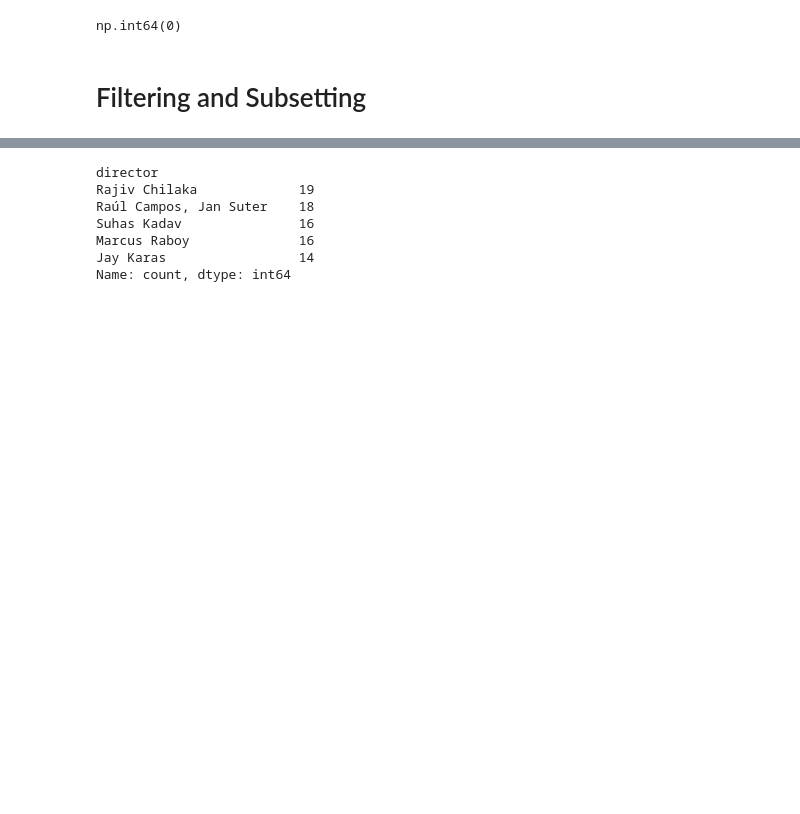
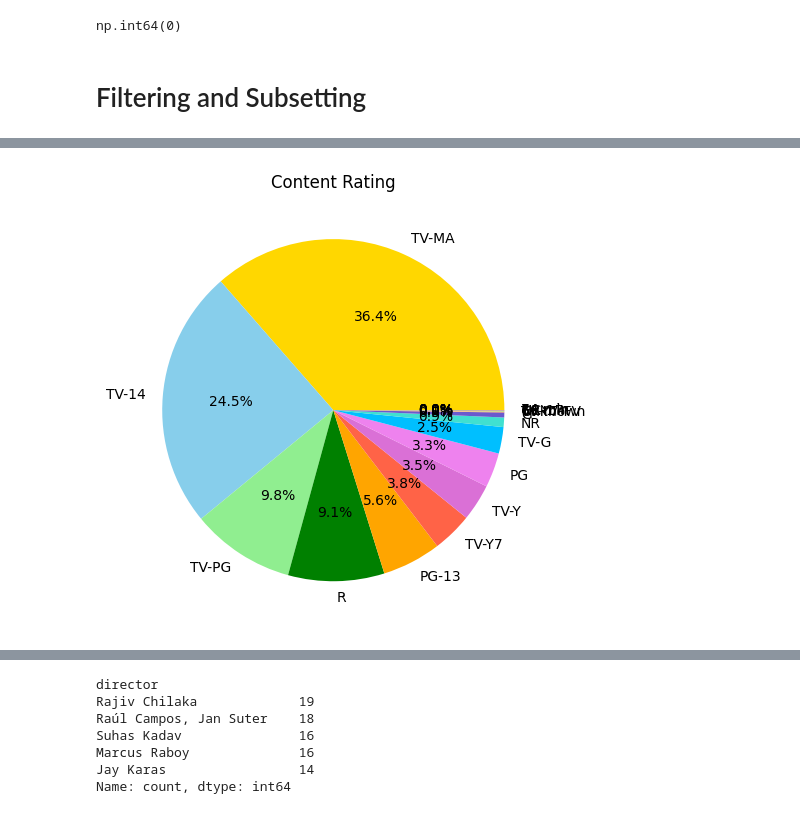
Before and after one commit to Anuj08github/EDA-Projects, a Jupyter notebook: NetflixEDA/EDA_netflixDataset.ipynb, the cells around one changed output, grey strips where cells are left out. Saved outputs shown, nothing was run; the diff lists cells and outputs as text; code cells hidden in the pictures; blank space fills up the shorter version.

```diff
--- a/NetflixEDA/EDA_netflixDataset.ipynb
+++ b/NetflixEDA/EDA_netflixDataset.ipynb
@@ -226,0 +240,16 @@ np.int64(0)
+# %%
+#percentage of each content rating
+df['rating'].nunique()
+count = df['rating'].value_counts()
+plt.pie(count.values,labels = count.index,autopct = '%1.1f%%',colors = [
+    'gold', 'skyblue', 'lightgreen', 'green', 'orange',
+    'tomato', 'orchid', 'violet', 'deepskyblue', 'turquoise',
+    'slateblue', 'coral', 'khaki', 'limegreen', 'plum',
+    'peru', 'steelblue', 'crimson'
+]
+ )
+plt.title("Content Rating")
+plt.tight_layout()
+plt.show()
+# %% [output]
+[figure, added]
```
Also changed, not shown: parts of 10 cells of this notebook, 2 other files.
